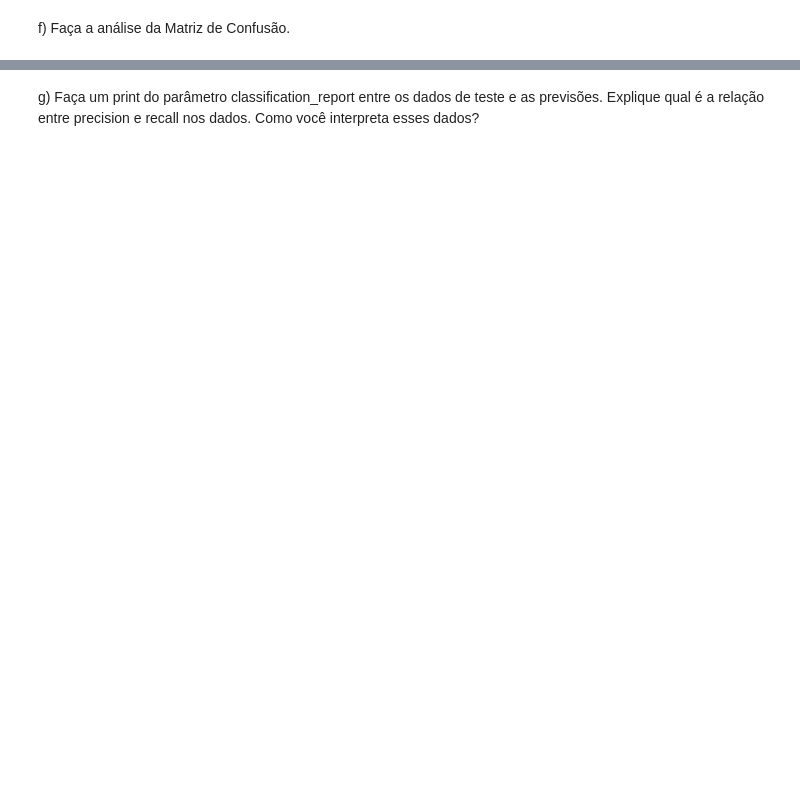
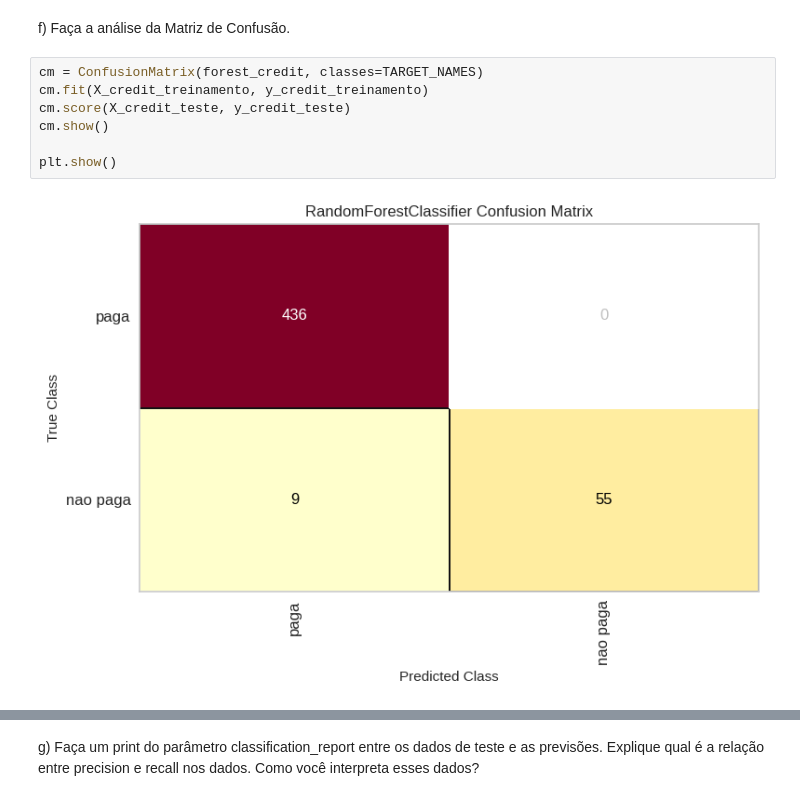
Before and after one commit to Marlon-Sbardelatti/machine-learning, a Jupyter notebook: trabalho-03/decision_tree.ipynb, the cells around one changed output, grey strips where cells are left out. Cells and saved outputs as stored; diff of their text form; blank space fills up the shorter version.

```diff
--- a/trabalho-03/decision_tree.ipynb
+++ b/trabalho-03/decision_tree.ipynb
@@ -268,2 +336,11 @@ e) Se o resultado foi inferior, como você poderia resolver isso? Quais foram os
 # %% [markdown]
 f) Faça a análise da Matriz de Confusão.
+# %%
+cm = ConfusionMatrix(forest_credit, classes=TARGET_NAMES)
+cm.fit(X_credit_treinamento, y_credit_treinamento)
+cm.score(X_credit_teste, y_credit_teste)
+cm.show()
+
+plt.show()
+# %% [output]
+[figure, added]
```
Also changed, not shown: parts of 19 cells of this notebook.
